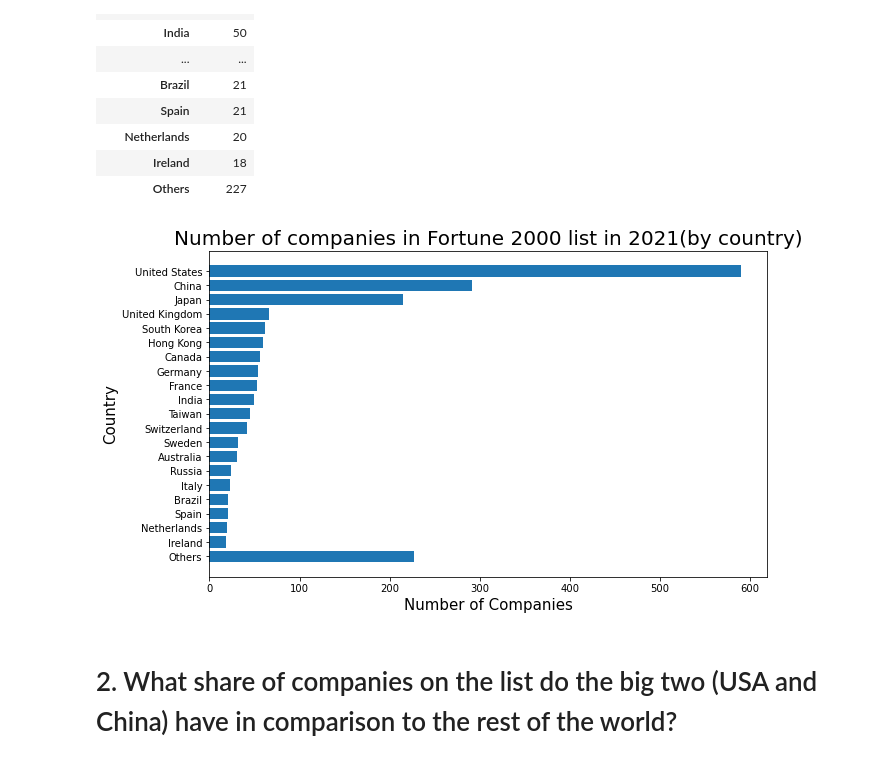
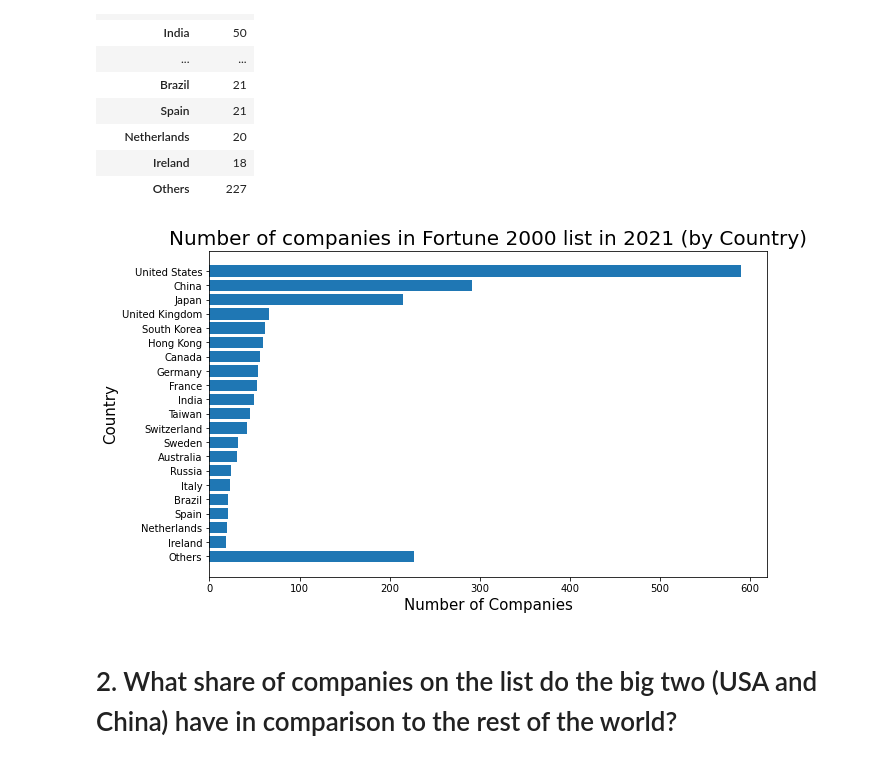
Before and after one commit to richardgourley/fortune-global-2000-in-2021, a Jupyter notebook: 4-visualizations.ipynb, the cells around one changed output. Saved outputs shown, nothing was run; the diff lists cells and outputs as text; code cells hidden in the pictures.

```diff
--- a/4-visualizations.ipynb
+++ b/4-visualizations.ipynb
@@ -35,15 +35,15 @@ df_countries_highest
 # %%
 plt.figure(figsize=(10,6))
 plt.barh(df_countries_highest.index, df_countries_highest["Country"])
 
-plt.title("Number of companies in Fortune 2000 list in 2021(by country)", size=20, loc="center")
+plt.title("Number of companies in Fortune 2000 list in 2021 (by Country)", size=20, loc="center")
 plt.xlabel('Number of Companies', size=15)
 plt.ylabel('Country', size=15)
 
 plt.gca().invert_yaxis()
 plt.show()
 # %% [output]
-[figure, old version]
+[figure, new version]
 # %% [markdown]
 # 2. What share of companies on the list do the big two (USA and China) have in comparison to the rest of the world?
 # %%
```
Also changed, not shown: parts of 7 cells of this notebook, 1 other file.
